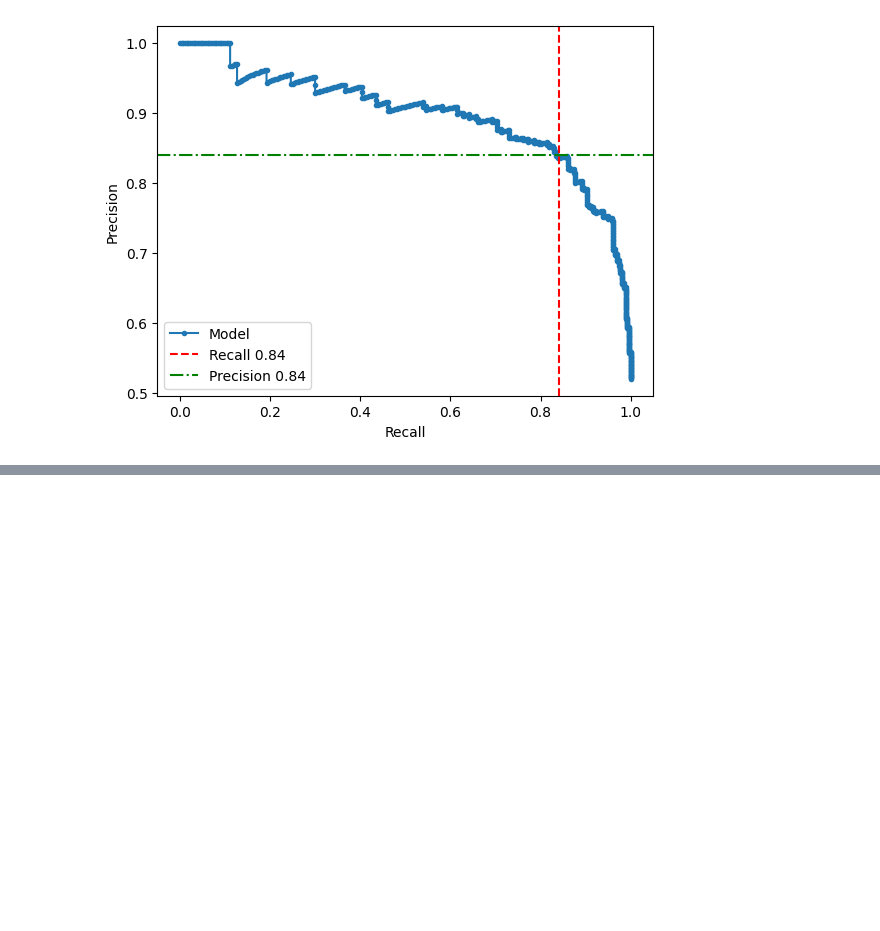
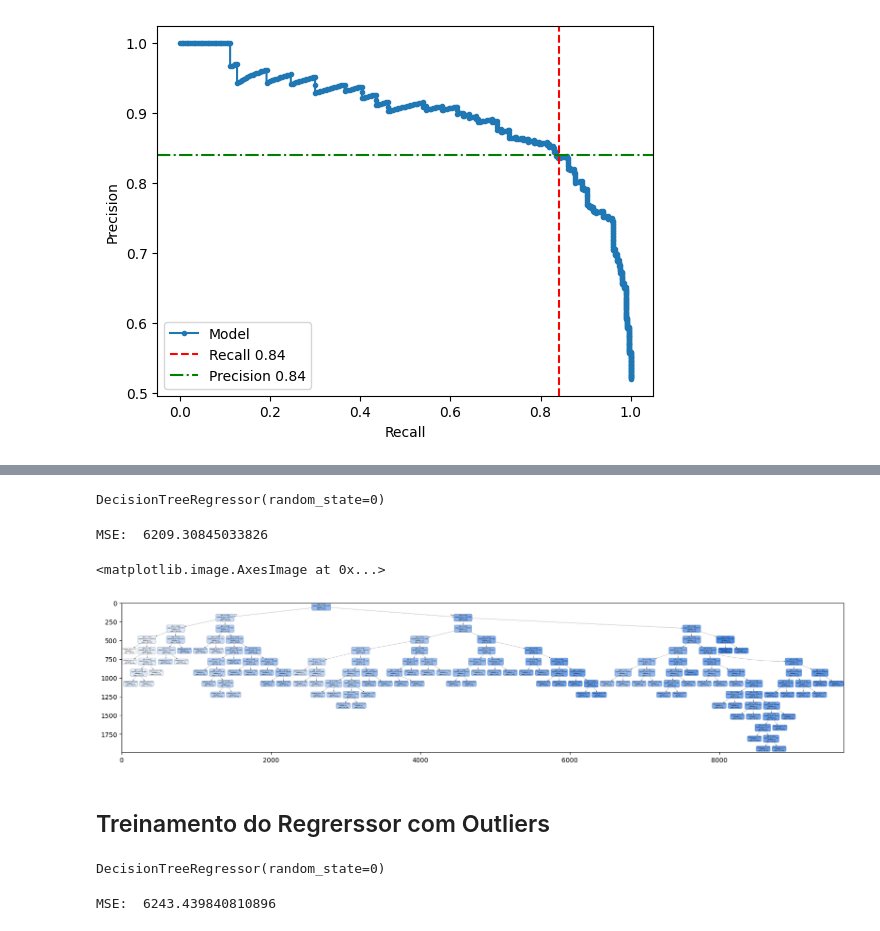
Before and after one commit to antonioorichard/respositorio_ML, a Jupyter notebook: Ciclo_6.ipynb, the cells around one changed output, grey strips where cells are left out. Cells and saved outputs as stored; diff of their text form; code cells hidden in the pictures; blank space fills up the shorter version.

```diff
--- a/Ciclo_6.ipynb
+++ b/Ciclo_6.ipynb
@@ -161,0 +195,15 @@ plt.show()
+# %%
+# Instanciando e treinando a Decision Tree Regressor
+tree_reg = tr.DecisionTreeRegressor(random_state=0)
+tree_reg.fit(X_train, y_train)
+# %% [output]
+DecisionTreeRegressor(random_state=0)
+# %%
+# Realizando a predição com os dados de teste
+y_pred = tree_reg.predict(X_test)
+
+# Calculando o erro médio quadrático (MSE)
+mse = mt.mean_squared_error(y_test, y_pred)
+print("MSE: ", mse)
+# %% [output]
+MSE:  6209.30845033826
@@ -161,0 +219,12 @@ plt.show()
+# %%
+# Convert .dot to .png
+!dot -Tpng tree_reg.dot -o tree_reg.png
+# Load image on jupyter notebook
+img = cv2.imread('tree_reg.png')
+plt.figure(figsize = (20, 20))
+plt.imshow( img )
+# %% [output]
+<matplotlib.image.AxesImage at 0x...>
+[figure, added]
+# %% [markdown]
+## Treinamento do Regrerssor com Outliers
@@ -161,0 +239,26 @@ plt.show()
+# %%
+# Gerando dados sintéticos com ruído
+X, y = ds.make_regression(n_features=4, random_state=0, noise=5)
+# Separando dados em treino e teste
+X_train, X_test, y_train, y_test = ms.train_test_split(X, y, random_state=0)
+# Instanciando e treinando a Decision Tree Regressor
+tree_reg = tr.DecisionTreeRegressor(random_state=0)
+tree_reg.fit(X_train, y_train)
+# %% [output]
+DecisionTreeRegressor(random_state=0)
+# %%
+# Realizando a predição com os dados de teste
+y_pred = tree_reg.predict(X_test)
+# Calculando o erro médio quadrático (MSE)
+mse = mt.mean_squared_error(y_test, y_pred)
+print("MSE: ", mse)
+# Export draw
+dot_data = StringIO()
+tr.export_graphviz(
+tree_reg,
+out_file='tree_reg.dot',
+rounded=True,
+filled=True
+)
+# %% [output]
+MSE:  6243.439840810896
```
Also changed, not shown: parts of 26 cells of this notebook, 2 other files.
